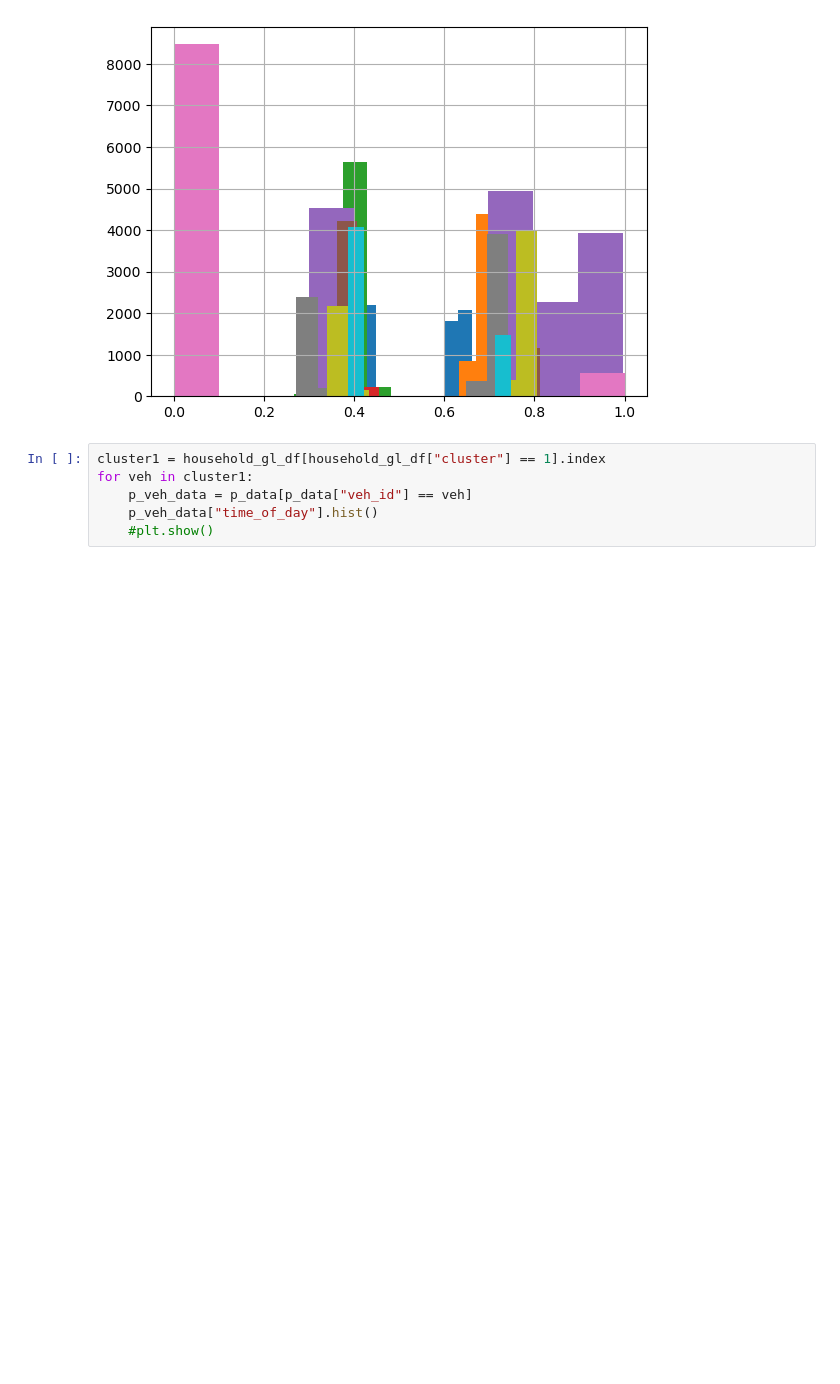
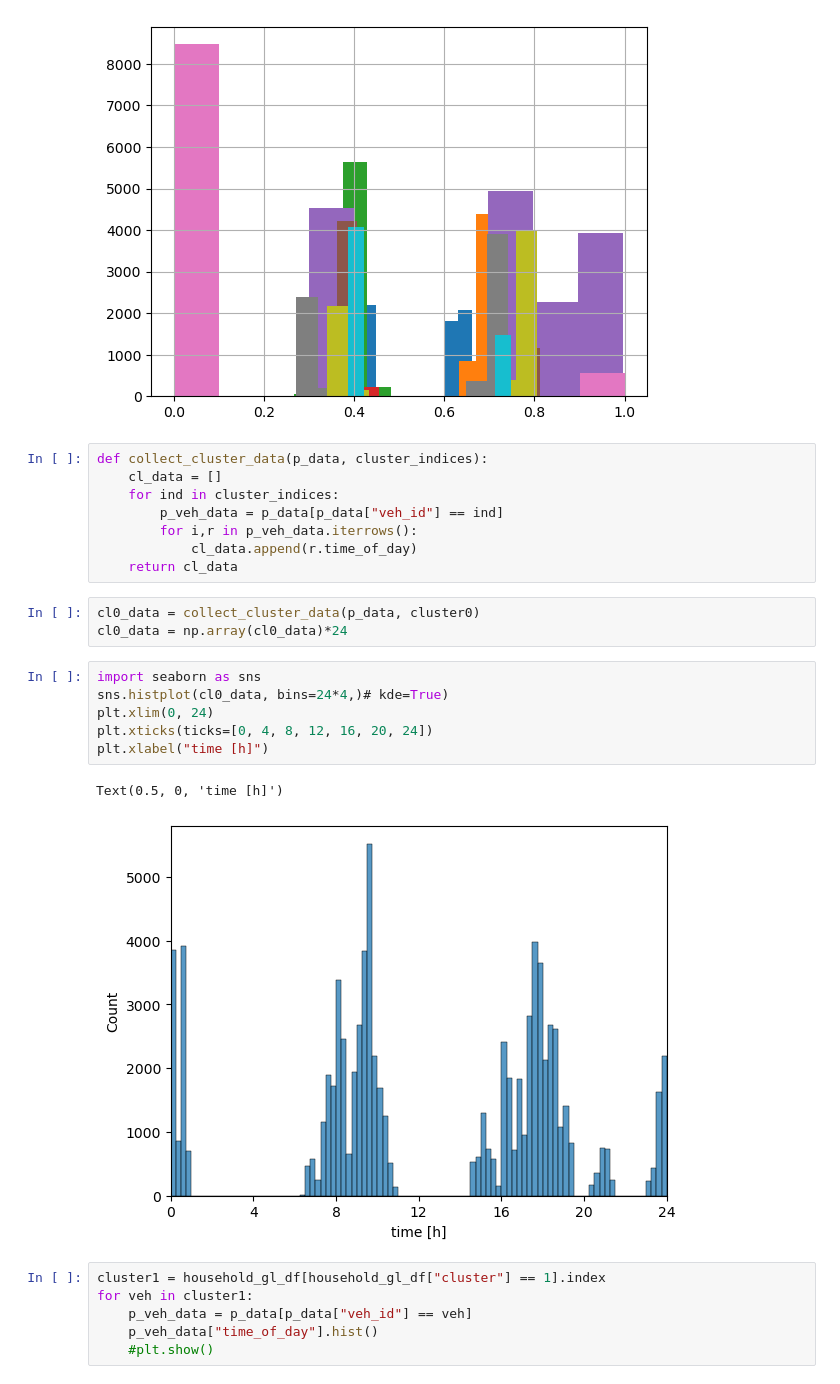
Before and after one commit to alelevente/inverse-parking, a Jupyter notebook: 02_da/05_distr_grad_analy.ipynb, the cells around one changed output. Saved outputs shown, nothing was run; the diff lists cells and outputs as text; blank space fills up the shorter version.

Commit message:
diagrams for the article

```diff
--- a/02_da/05_distr_grad_analy.ipynb
+++ b/02_da/05_distr_grad_analy.ipynb
@@ -284,6 +284,26 @@ for veh in cluster0:
     #plt.show()
 # %% [output]
 [figure]
+# %%
+def collect_cluster_data(p_data, cluster_indices):
+    cl_data = []
+    for ind in cluster_indices:
+        p_veh_data = p_data[p_data["veh_id"] == ind]
+        for i,r in p_veh_data.iterrows():
+            cl_data.append(r.time_of_day)
+    return cl_data
+# %%
+cl0_data = collect_cluster_data(p_data, cluster0)
+cl0_data = np.array(cl0_data)*24
+# %%
+import seaborn as sns
+sns.histplot(cl0_data, bins=24*4,)# kde=True)
+plt.xlim(0, 24)
+plt.xticks(ticks=[0, 4, 8, 12, 16, 20, 24])
+plt.xlabel("time [h]")
+# %% [output]
+Text(0.5, 0, 'time [h]')
+[figure, added]
 # %%
 cluster1 = household_gl_df[household_gl_df["cluster"] == 1].index
 for veh in cluster1:
```
Also changed, not shown: parts of 2 cells of this notebook, 2 other files.
